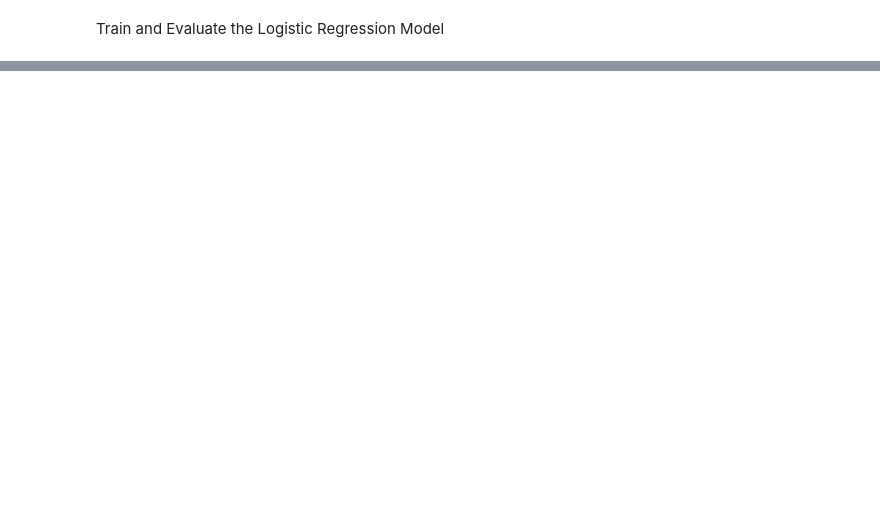
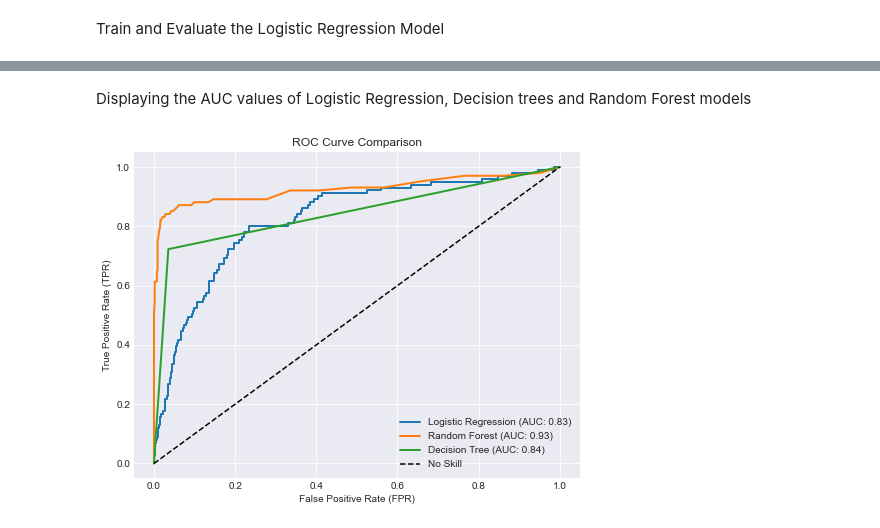
Before and after one commit to MAZSUSA/SYRIATEL-CUSTOMER-CHURN-ANALYSIS, a Jupyter notebook: index.ipynb, the cells around one changed output, grey strips where cells are left out. Cells and saved outputs as stored; diff of their text form; code cells hidden in the pictures; blank space fills up the shorter version.

```diff
--- a/index.ipynb
+++ b/index.ipynb
@@ -518,0 +529,15 @@ F1-Score: 0.83 — F1-score weighted by the number of true instances for each cl
+# %%
+from sklearn.tree import DecisionTreeClassifier
+#Instantiate DecisionTreeClassifier
+dt_clf = DecisionTreeClassifier(random_state=42)
+#Fit on the training data
+dt_clf.fit(X_train, y_train)
+
+#predict on the test set
+dt_y_pred = dt_clf.predict(X_test)
+cm2 = confusion_matrix(y_test, dt_y_pred)
+# Visualize the confusion matrix
+sns.heatmap(cm2, annot=True, fmt="d",  cmap='Blues',
+            xticklabels=['Predicted Negative', 'Predicted Positive'],
+            yticklabels=['Actual Negative', 'Actual Positive'])
+plt.show()
@@ -518,0 +666,50 @@ F1-Score: 0.83 — F1-score weighted by the number of true instances for each cl
+# %% [markdown]
+Displaying the AUC values of Logistic Regression, Decision trees and Random Forest models
+# %%
+from sklearn.metrics import roc_curve, auc
+import matplotlib.pyplot as plt
+
+# Fit your models (assuming X_train and y_train are defined)
+from sklearn.linear_model import LogisticRegression
+from sklearn.ensemble import RandomForestClassifier
+from sklearn.tree import DecisionTreeClassifier
+
+# Initialize and fit models
+lr = LogisticRegression()
+rf = RandomForestClassifier()
+dt = DecisionTreeClassifier()
+
+lr.fit(X_train, y_train)
+rf.fit(X_train, y_train)
+dt.fit(X_train, y_train)
+
+# Predict probabilities for the test set
+lr_predictions_proba = lr.predict_proba(X_test)[:, 1]  # Probabilities for the positive class
+rf_predictions_proba = rf.predict_proba(X_test)[:, 1]
+dt_predictions_proba = dt.predict_proba(X_test)[:, 1]
+
+# Calculate ROC curve and AUC for each model
+fpr_lr, tpr_lr, _ = roc_curve(y_test, lr_predictions_proba)
+roc_auc_lr = auc(fpr_lr, tpr_lr)
+
+fpr_rf, tpr_rf, _ = roc_curve(y_test, rf_predictions_proba)
+roc_auc_rf = auc(fpr_rf, tpr_rf)
+
+fpr_dt, tpr_dt, _ = roc_curve(y_test, dt_predictions_proba)
+roc_auc_dt = auc(fpr_dt, tpr_dt)
+
+# Plot ROC curves
+plt.figure(figsize=(8, 6))
+plt.plot(fpr_lr, tpr_lr, label='Logistic Regression (AUC: {:.2f})'.format(roc_auc_lr), linewidth=2)
+plt.plot(fpr_rf, tpr_rf, label='Random Forest (AUC: {:.2f})'.format(roc_auc_rf), linewidth=2)
+plt.plot(fpr_dt, tpr_dt, label='Decision Tree (AUC: {:.2f})'.format(roc_auc_dt), linewidth=2)
+
+plt.plot([0, 1], [0, 1], linestyle='--', color='black', label='No Skill')
+plt.xlabel('False Positive Rate (FPR)')
+plt.ylabel('True Positive Rate (TPR)')
+plt.title('ROC Curve Comparison')
+plt.legend()
+plt.grid(True)
+plt.show()
+# %% [output]
+[figure, added]
```
Also changed, not shown: parts of 40 cells of this notebook.
